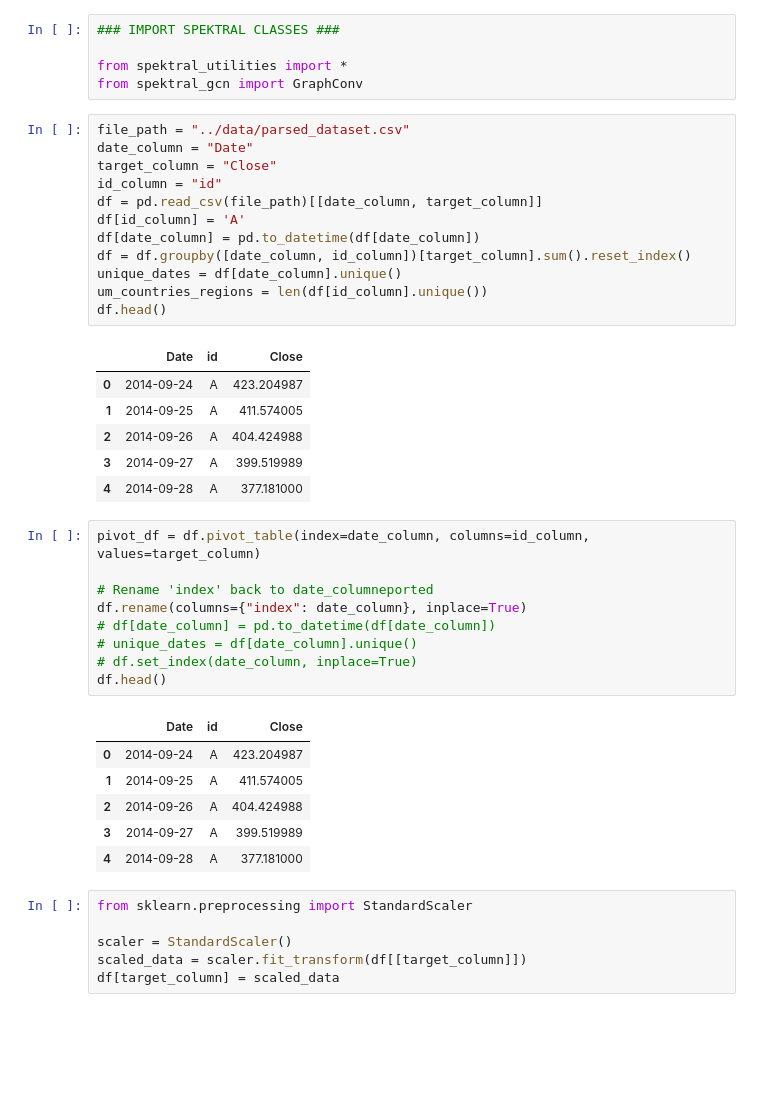
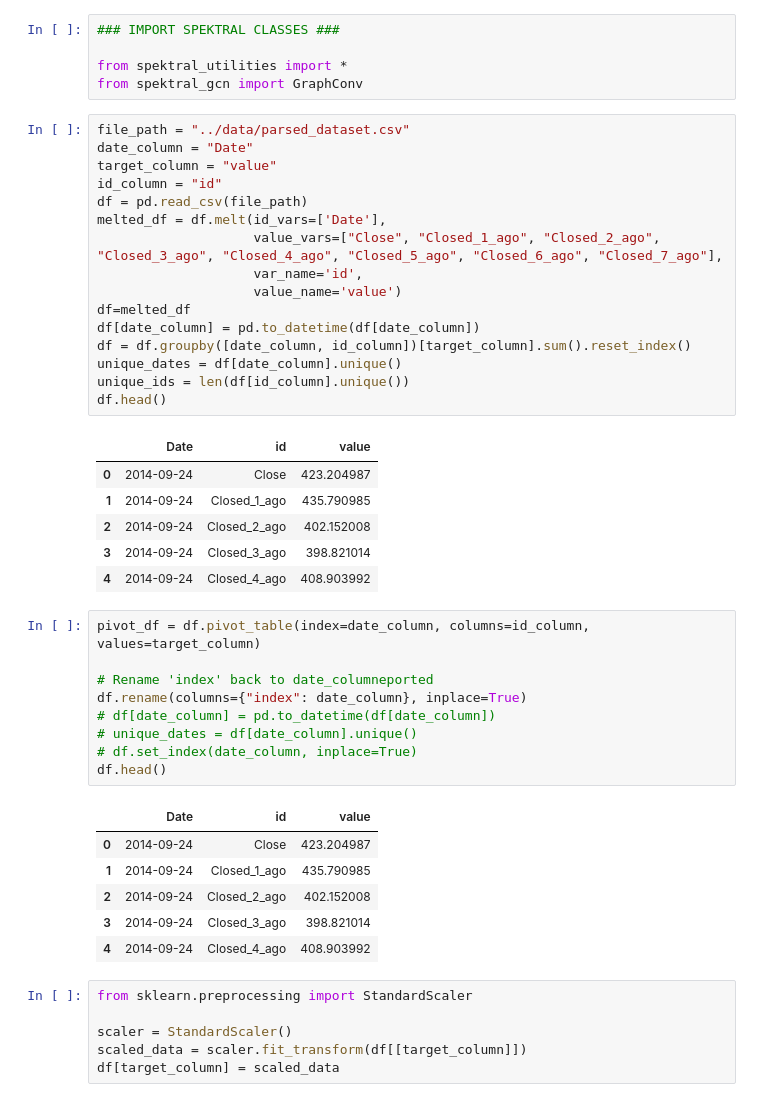
Before and after one commit to samuell07/timeseries-forecasting, a Jupyter notebook: btc/models/btc-gnn.ipynb, the cells around one changed output. Drawn from its saved outputs; the diff is of its cells as text; blank space fills up the shorter version.

```diff
--- a/btc/models/btc-gnn.ipynb
+++ b/btc/models/btc-gnn.ipynb
@@ -26,22 +26,26 @@ from spektral_gcn import GraphConv
 # %%
 file_path = "../data/parsed_dataset.csv"
 date_column = "Date"
-target_column = "Close"
+target_column = "value"
 id_column = "id"
-df = pd.read_csv(file_path)[[date_column, target_column]]
-df[id_column] = 'A'
+df = pd.read_csv(file_path)
+melted_df = df.melt(id_vars=['Date'],
+                    value_vars=["Close", "Closed_1_ago", "Closed_2_ago", "Closed_3_ago", "Closed_4_ago", "Closed_5_ago", "Closed_6_ago", "Closed_7_ago"],
+                    var_name='id',
+                    value_name='value')
+df=melted_df
 df[date_column] = pd.to_datetime(df[date_column])
 df = df.groupby([date_column, id_column])[target_column].sum().reset_index()
 unique_dates = df[date_column].unique()
-um_countries_regions = len(df[id_column].unique())
+unique_ids = len(df[id_column].unique())
 df.head()
 # %% [output]
-|  | Date | id | Close |
-| 0 | 2014-09-24 | A | 423.204987 |
-| 1 | 2014-09-25 | A | 411.574005 |
-| 2 | 2014-09-26 | A | 404.424988 |
-| 3 | 2014-09-27 | A | 399.519989 |
-| 4 | 2014-09-28 | A | 377.181000 |
+|  | Date | id | value |
+| 0 | 2014-09-24 | Close | 423.204987 |
+| 1 | 2014-09-24 | Closed_1_ago | 435.790985 |
+| 2 | 2014-09-24 | Closed_2_ago | 402.152008 |
+| 3 | 2014-09-24 | Closed_3_ago | 398.821014 |
+| 4 | 2014-09-24 | Closed_4_ago | 408.903992 |
 # %%
 pivot_df = df.pivot_table(index=date_column, columns=id_column, values=target_column)
 
@@ -52,12 +56,12 @@ df.rename(columns={"index": date_column}, inplace=True)
 # df.set_index(date_column, inplace=True)
 df.head()
 # %% [output]
-|  | Date | id | Close |
-| 0 | 2014-09-24 | A | 423.204987 |
-| 1 | 2014-09-25 | A | 411.574005 |
-| 2 | 2014-09-26 | A | 404.424988 |
-| 3 | 2014-09-27 | A | 399.519989 |
-| 4 | 2014-09-28 | A | 377.181000 |
+|  | Date | id | value |
+| 0 | 2014-09-24 | Close | 423.204987 |
+| 1 | 2014-09-24 | Closed_1_ago | 435.790985 |
+| 2 | 2014-09-24 | Closed_2_ago | 402.152008 |
+| 3 | 2014-09-24 | Closed_3_ago | 398.821014 |
+| 4 | 2014-09-24 | Closed_4_ago | 408.903992 |
 # %%
 from sklearn.preprocessing import StandardScaler
 
```
Also changed, not shown: parts of 16 cells of this notebook.
